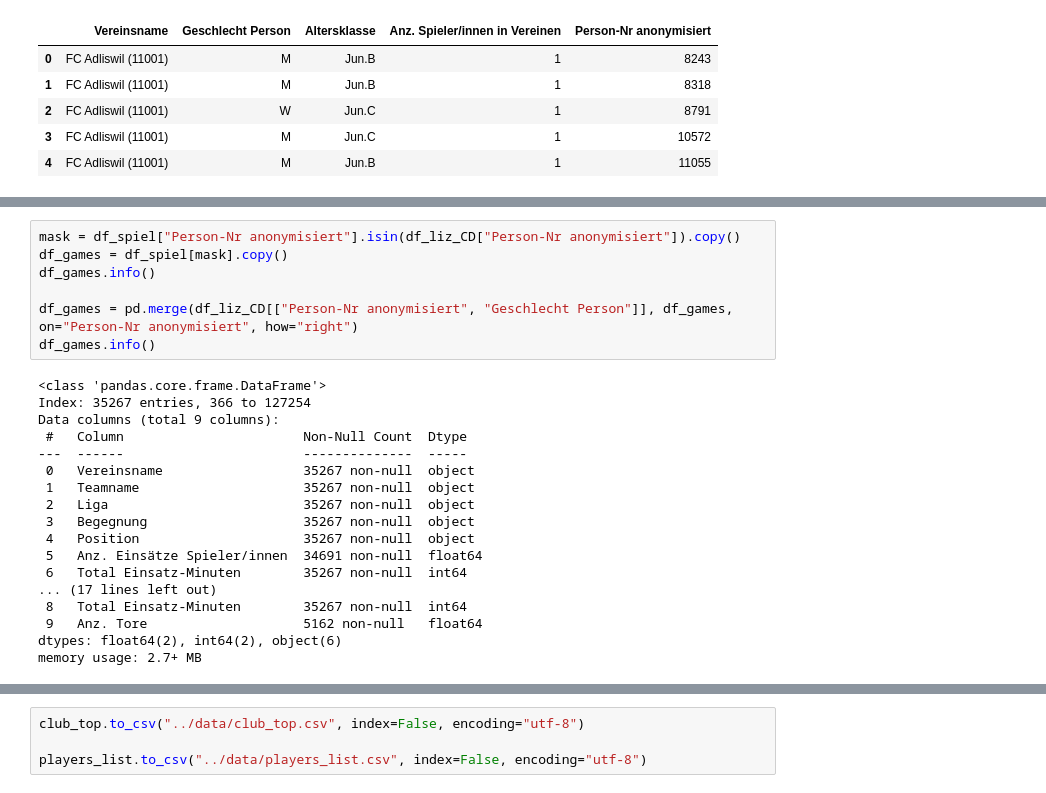
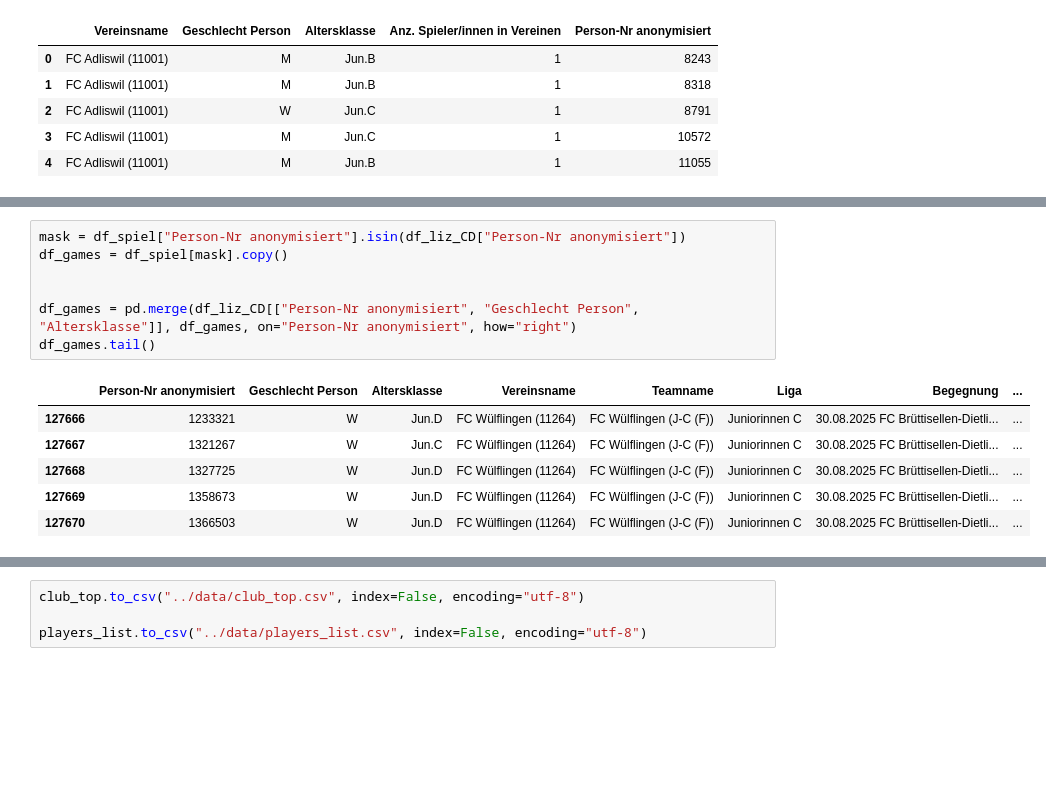
Before and after one commit to doritak/top_players_identification, a Jupyter notebook: notebooks/players.ipynb, the cells around one changed output, grey strips where cells are left out. Cells and saved outputs as stored; diff of their text form; blank space fills up the shorter version.

```diff
--- a/notebooks/players.ipynb
+++ b/notebooks/players.ipynb
@@ -50,25 +37,14 @@ df_liz_CD
 # %%
-mask = df_spiel["Person-Nr anonymisiert"].isin(df_liz_CD["Person-Nr anonymisiert"]).copy()
+mask = df_spiel["Person-Nr anonymisiert"].isin(df_liz_CD["Person-Nr anonymisiert"])
 df_games = df_spiel[mask].copy()
-df_games.info()
 
-df_games = pd.merge(df_liz_CD[["Person-Nr anonymisiert", "Geschlecht Person"]], df_games, on="Person-Nr anonymisiert", how="right")
-df_games.info()
+
+df_games = pd.merge(df_liz_CD[["Person-Nr anonymisiert", "Geschlecht Person", "Altersklasse"]], df_games, on="Person-Nr anonymisiert", how="right")
+df_games.tail()
 # %% [output]
-<class 'pandas.core.frame.DataFrame'>
-Index: 35267 entries, 366 to 127254
-Data columns (total 9 columns):
- #   Column                       Non-Null Count  Dtype
----  ------                       --------------  -----
- 0   Vereinsname                  35267 non-null  object
- 1   Teamname                     35267 non-null  object
- 2   Liga                         35267 non-null  object
- 3   Begegnung                    35267 non-null  object
- 4   Position                     35267 non-null  object
- 5   Anz. Einsätze Spieler/innen  34691 non-null  float64
- 6   Total Einsatz-Minuten        35267 non-null  int64
-... (17 lines left out)
- 8   Total Einsatz-Minuten        35267 non-null  int64
- 9   Anz. Tore                    5162 non-null   float64
-dtypes: float64(2), int64(2), object(6)
-memory usage: 2.7+ MB
+|  | Person-Nr anonymisiert | Geschlecht Person | Altersklasse | Vereinsname | Teamname | Liga | Begegnung | ... |
+| 127666 | 1233321 | W | Jun.D | FC Wülflingen (11264) | FC Wülflingen (J-C (F)) | Juniorinnen C | 30.08.2025 FC Brüttisellen-Dietli... | ... |
+| 127667 | 1321267 | W | Jun.C | FC Wülflingen (11264) | FC Wülflingen (J-C (F)) | Juniorinnen C | 30.08.2025 FC Brüttisellen-Dietli... | ... |
+| 127668 | 1327725 | W | Jun.D | FC Wülflingen (11264) | FC Wülflingen (J-C (F)) | Juniorinnen C | 30.08.2025 FC Brüttisellen-Dietli... | ... |
+| 127669 | 1358673 | W | Jun.D | FC Wülflingen (11264) | FC Wülflingen (J-C (F)) | Juniorinnen C | 30.08.2025 FC Brüttisellen-Dietli... | ... |
+| 127670 | 1366503 | W | Jun.D | FC Wülflingen (11264) | FC Wülflingen (J-C (F)) | Juniorinnen C | 30.08.2025 FC Brüttisellen-Dietli... | ... |
```
Also changed, not shown: parts of 10 cells of this notebook, 6 other files.
